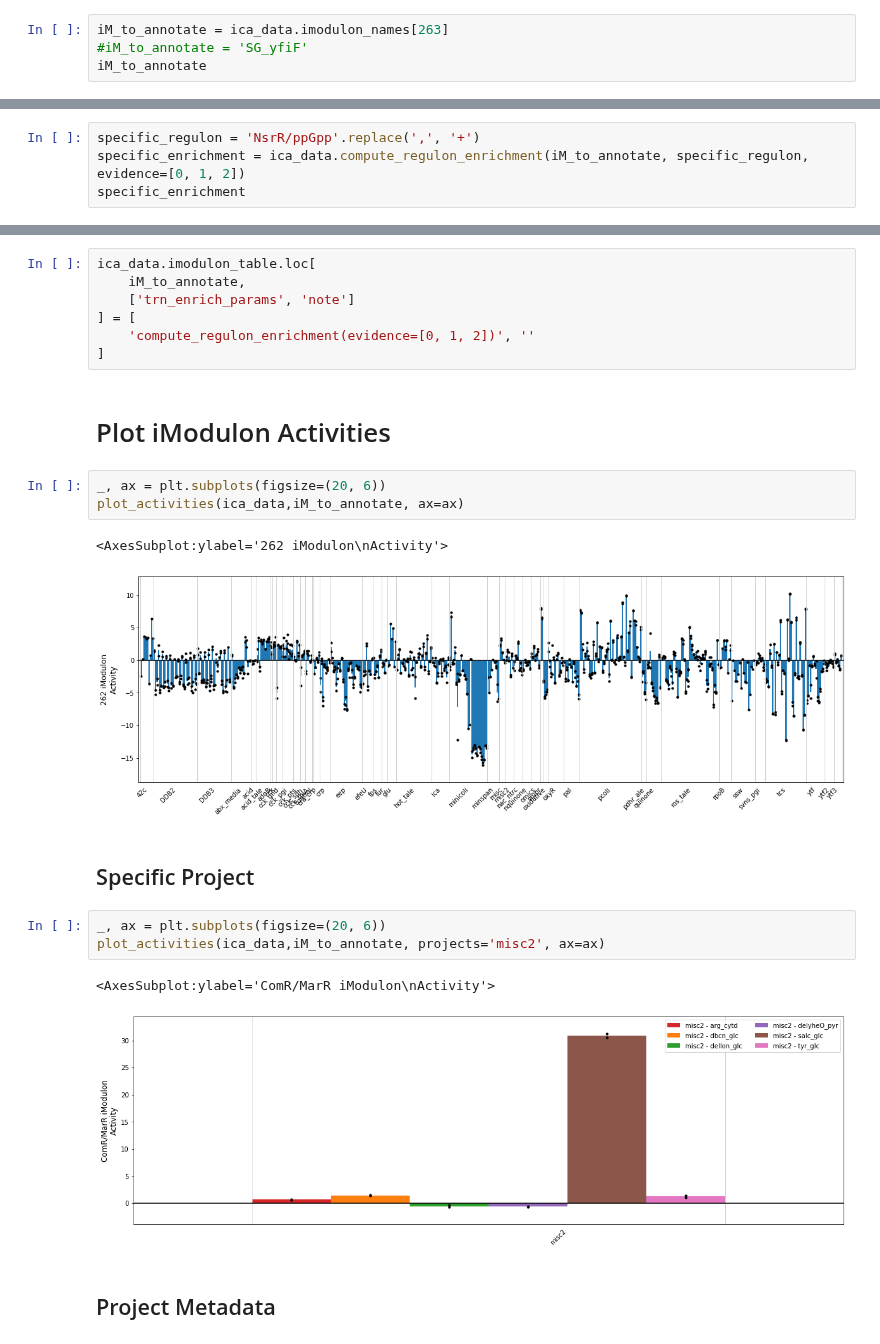
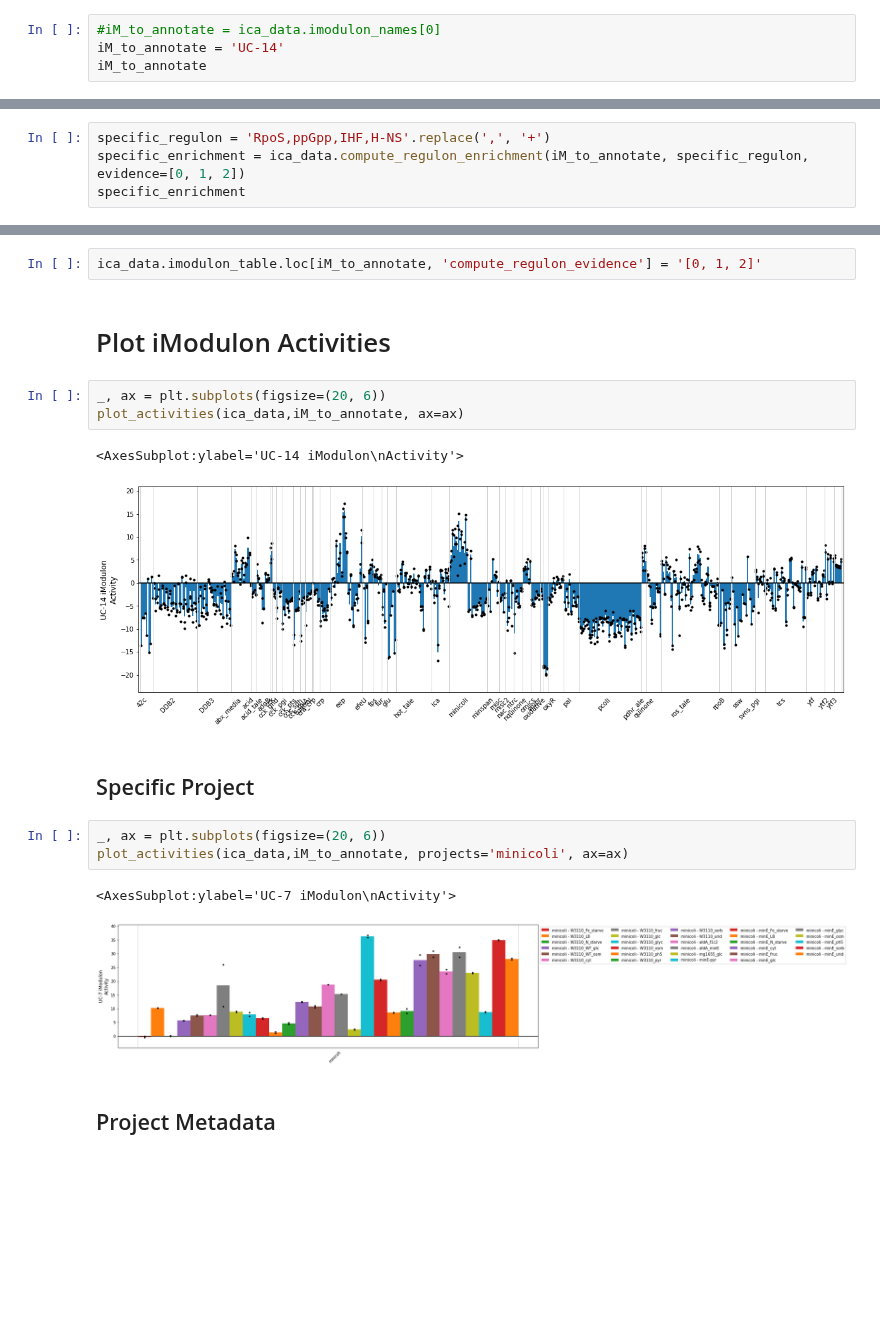
Before and after one commit to SBRG/precise2, a Jupyter notebook: notebooks/4__manual_imodulon_annotation.ipynb, the cells around one changed output, grey strips where cells are left out. Drawn from its saved outputs; the diff is of its cells as text; blank space fills up the shorter version.

```diff
--- a/notebooks/4__manual_imodulon_annotation.ipynb
+++ b/notebooks/4__manual_imodulon_annotation.ipynb
@@ -15,7 +30,7 @@ ica_data = load_json_model('../data/precise1k/precise1k.json.gz')
 # %% [markdown]
 # Set iM to Annotate
 # %%
-iM_to_annotate = ica_data.imodulon_names[263]
-#iM_to_annotate = 'SG_yfiF'
+#iM_to_annotate = ica_data.imodulon_names[0]
+iM_to_annotate = 'UC-14'
 iM_to_annotate
 # %% [output]
@@ -93,5 +137,5 @@ iM_to_annotate
 # %%
-specific_regulon = 'NsrR/ppGpp'.replace(',', '+')
+specific_regulon = 'RpoS,ppGpp,IHF,H-NS'.replace(',', '+')
 specific_enrichment = ica_data.compute_regulon_enrichment(iM_to_annotate, specific_regulon, evidence=[0, 1, 2])
 specific_enrichment
 # %% [output]
@@ -115,28 +159,23 @@ ica_data.imodulon_table.loc[
 ]
 ica_data.imodulon_table.loc[iM_to_annotate, 'regulator'] = specific_regulon
 # %%
-ica_data.imodulon_table.loc[
-    iM_to_annotate,
-    ['trn_enrich_params', 'note']
-] = [
-    'compute_regulon_enrichment(evidence=[0, 1, 2])', ''
-]
+ica_data.imodulon_table.loc[iM_to_annotate, 'compute_regulon_evidence'] = '[0, 1, 2]'
 # %% [markdown]
 # Plot iModulon Activities
 # %%
 _, ax = plt.subplots(figsize=(20, 6))
 plot_activities(ica_data,iM_to_annotate, ax=ax)
 # %% [output]
-<AxesSubplot:ylabel='262 iModulon\nActivity'>
+<AxesSubplot:ylabel='UC-14 iModulon\nActivity'>
-[figure, old version]
+[figure, new version]
 # %% [markdown]
 ## Specific Project
 # %%
 _, ax = plt.subplots(figsize=(20, 6))
-plot_activities(ica_data,iM_to_annotate, projects='misc2', ax=ax)
+plot_activities(ica_data,iM_to_annotate, projects='minicoli', ax=ax)
 # %% [output]
-<AxesSubplot:ylabel='ComR/MarR iModulon\nActivity'>
+<AxesSubplot:ylabel='UC-7 iModulon\nActivity'>
-[figure, old version]
+[figure, new version]
 # %% [markdown]
 ## Project Metadata
 # %%
```
Also changed, not shown: parts of 41 cells of this notebook, 7 other files.
